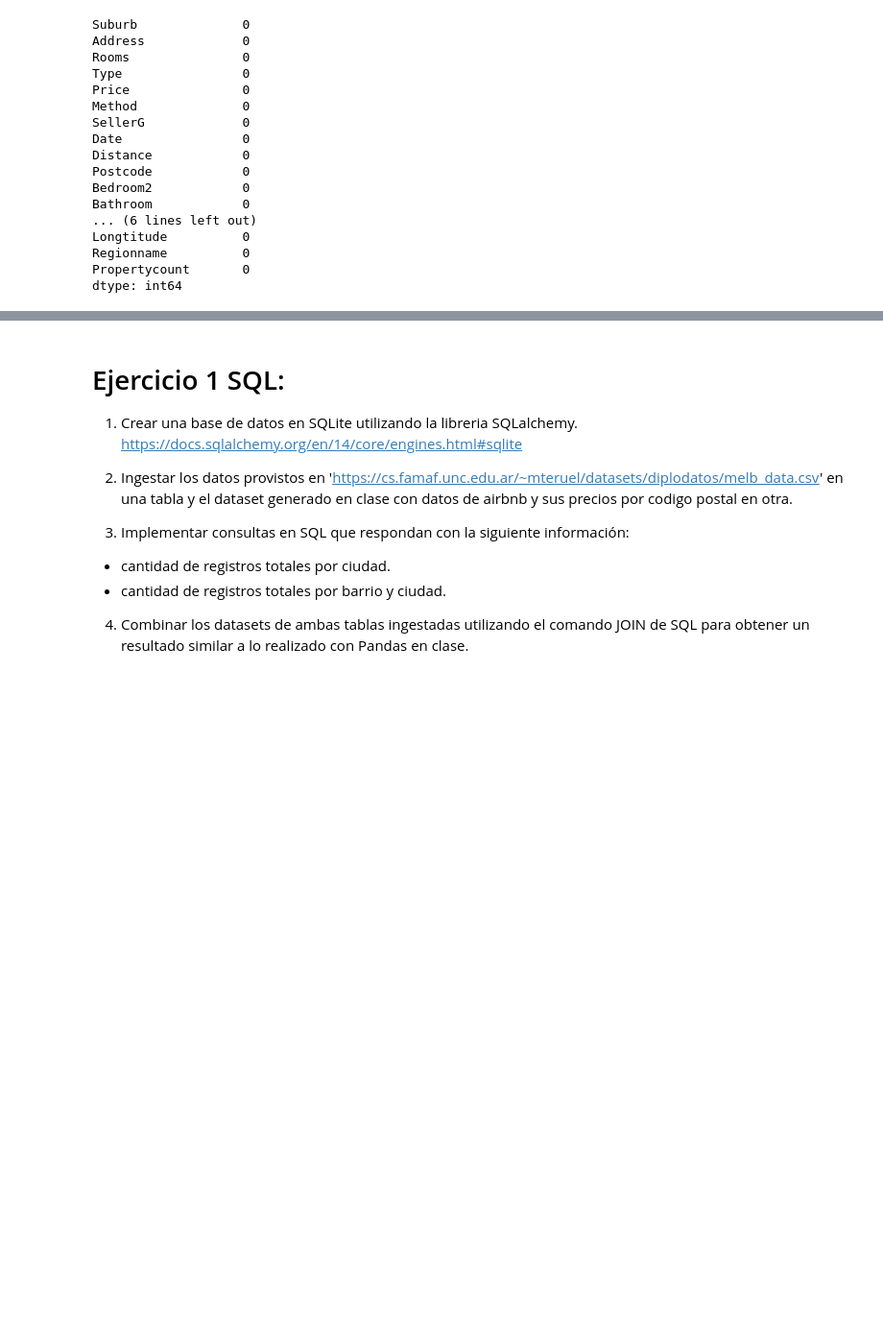
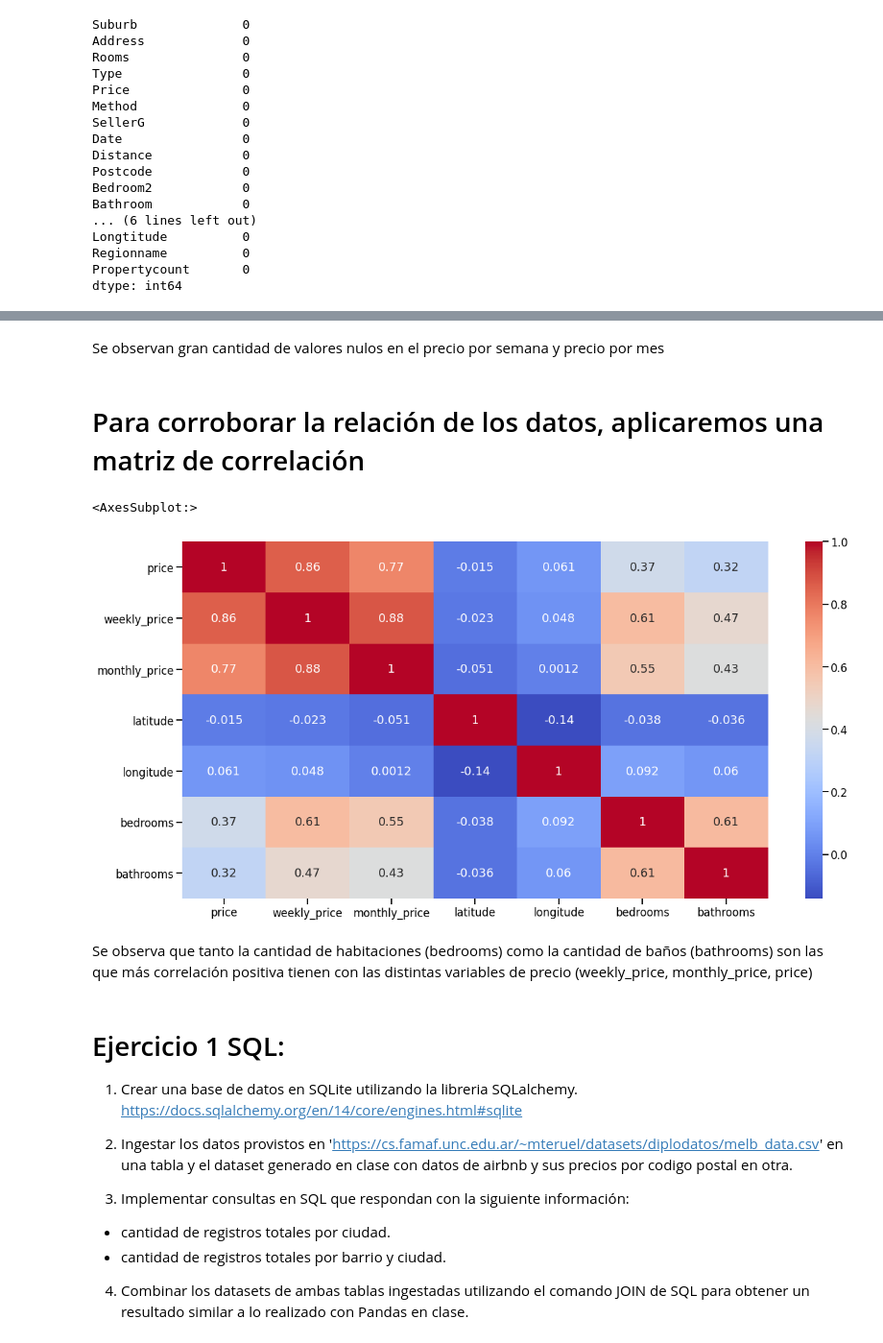
Before and after one commit to carolina-garay/AnalisisExploratorioYCuracion_Grupo32, a Jupyter notebook: entregable2.ipynb, the cells around one changed output, grey strips where cells are left out. Shown at 96% size. Cells and saved outputs as stored; diff of their text form; code cells hidden in the pictures; blank space fills up the shorter version.

```diff
--- a/entregable2.ipynb
+++ b/entregable2.ipynb
@@ -109,0 +191,12 @@ dtype: int64
+# %%
+interesting_cols = [
+  'description', 'neighborhood_overview',
+  'street', 'neighborhood', 'city', 'suburb', 'state', 'zipcode',
+  'price', 'weekly_price', 'monthly_price',
+  'latitude', 'longitude', "bedrooms", "bathrooms",
+]
+
+
+airbnb_df = airbnb_df[interesting_cols]
+
+airbnb_df.shape
@@ -110,3 +225,15 @@ dtype: int64
+# %% [markdown]
+Se observan gran cantidad de valores nulos en el precio por semana y precio por mes
+# %% [markdown]
+# Para corroborar la relación de los datos, aplicaremos una matriz de correlación
+# %%
+plt.figure(figsize = (20,10))
+sns.heatmap(airbnb_df.corr(), annot=True, cmap = 'coolwarm')
+# %% [output]
+<AxesSubplot:>
+[figure, added]
+# %% [markdown]
+Se observa que tanto la cantidad de habitaciones (bedrooms) como la cantidad de baños (bathrooms) son las que más correlación positiva tienen con las distintas variables de precio (weekly_price, monthly_price, price)
 # %% [markdown]
 # Ejercicio 1 SQL:
 
```
Also changed, not shown: parts of 47 cells of this notebook, 3 other files.
